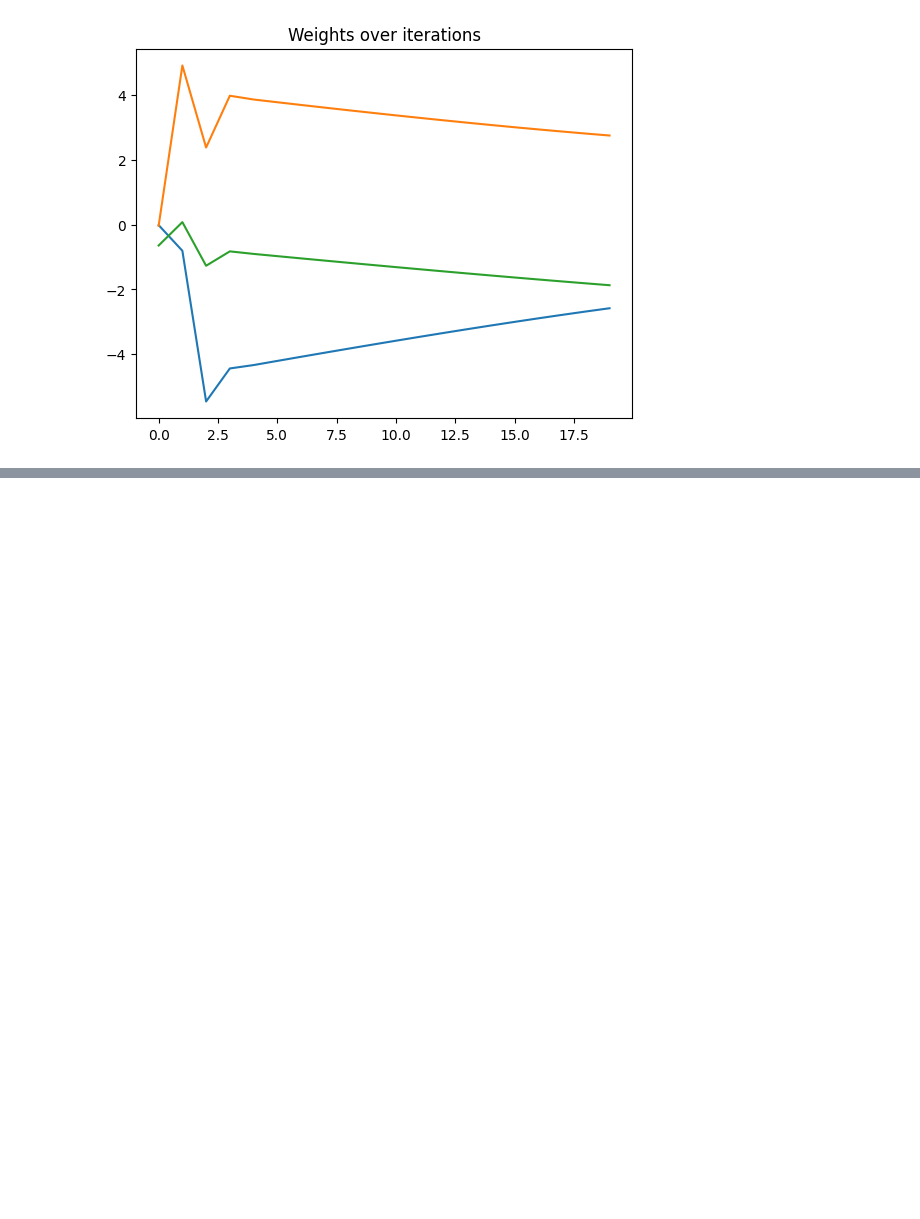
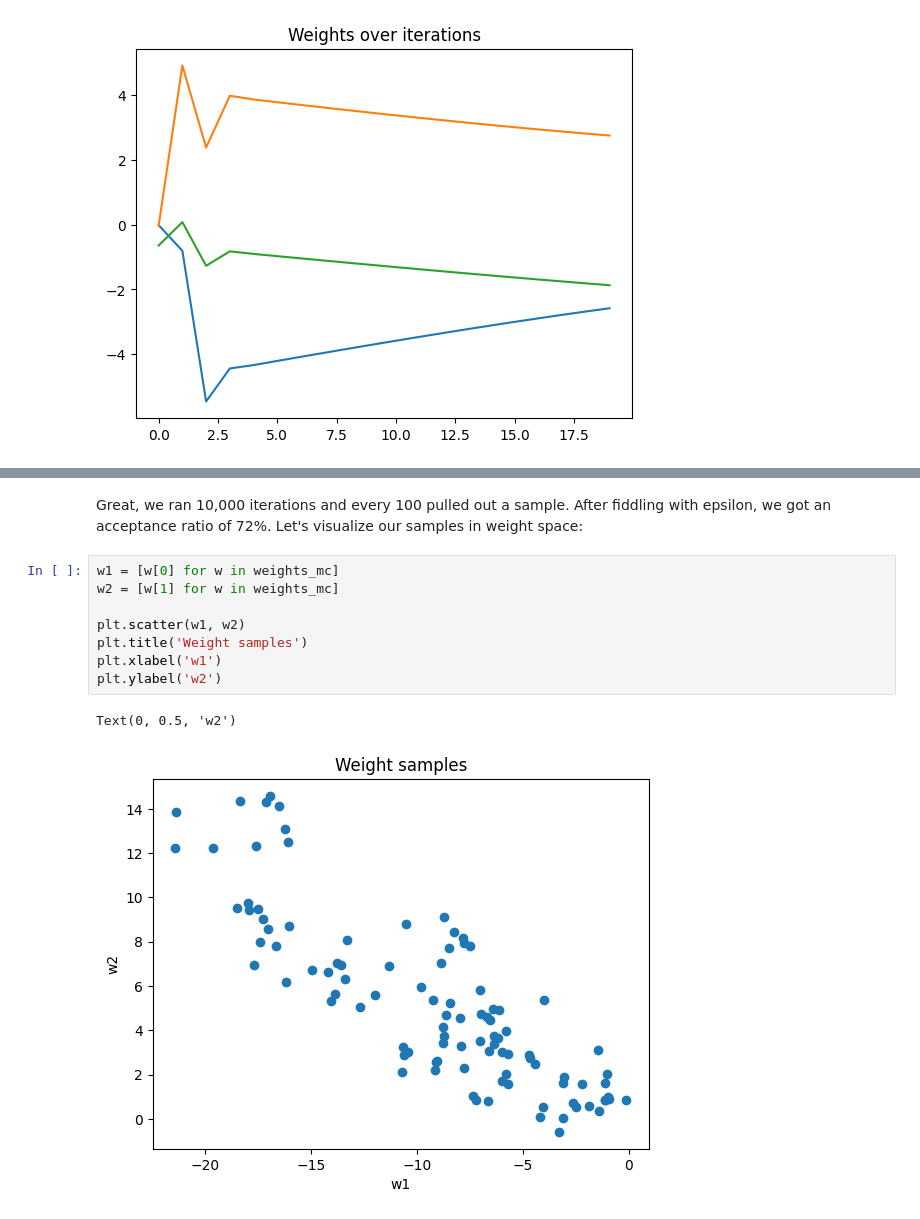
Before and after one commit to ncorriveau/math_helpers, a Jupyter notebook: neural_nets.ipynb, the cells around one changed output, grey strips where cells are left out. Cells and saved outputs as stored; diff of their text form; blank space fills up the shorter version.

```diff
--- a/neural_nets.ipynb
+++ b/neural_nets.ipynb
@@ -432,0 +452,13 @@ for i in range(num_iterations):
+# %% [markdown]
+Great, we ran 10,000 iterations and every 100 pulled out a sample. After fiddling with epsilon, we got an acceptance ratio of 72%. Let's visualize our samples in weight space:
+# %%
+w1 = [w[0] for w in weights_mc]
+w2 = [w[1] for w in weights_mc]
+
+plt.scatter(w1, w2)
+plt.title('Weight samples')
+plt.xlabel('w1')
+plt.ylabel('w2')
+# %% [output]
+Text(0, 0.5, 'w2')
+[figure, added]
```
Also changed, not shown: parts of 11 cells of this notebook.
